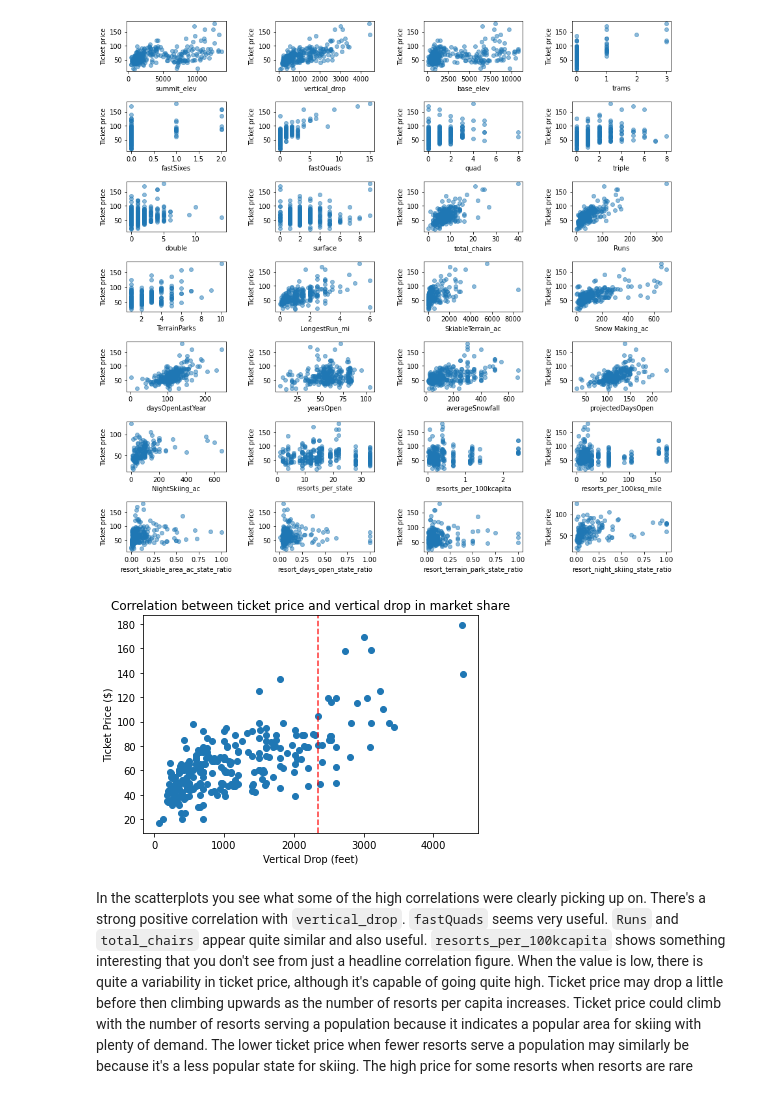
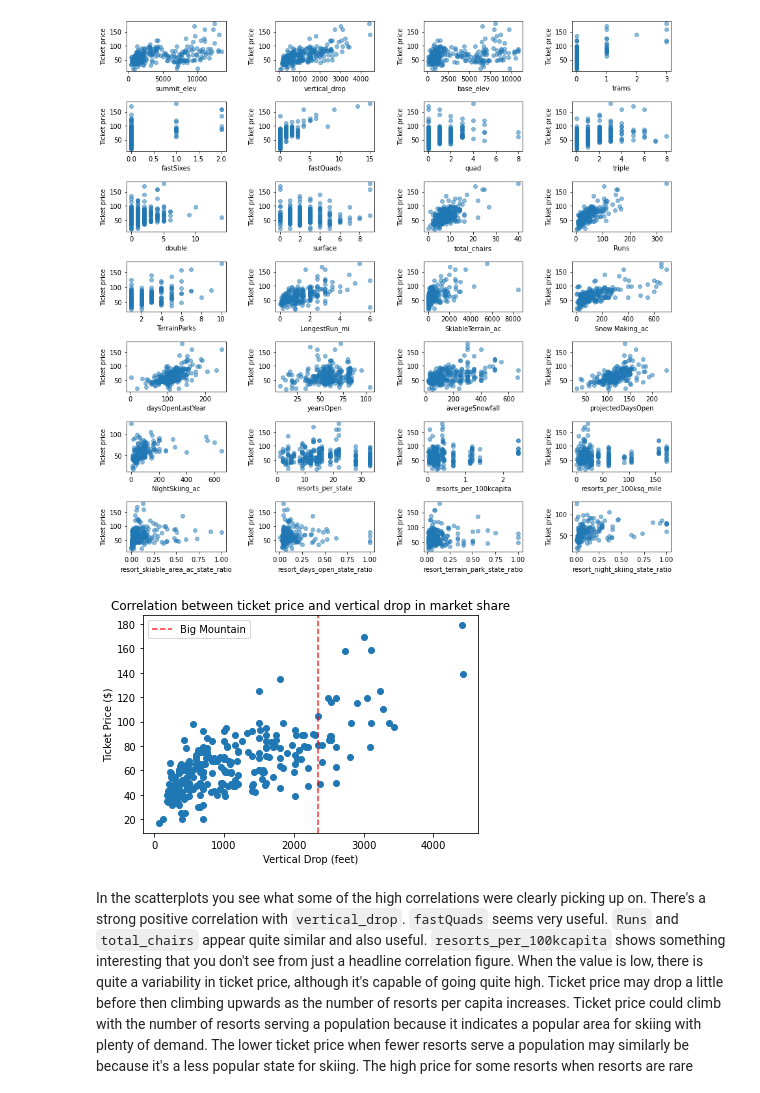
Before and after one commit to GwenToves/DataScienceGuidedCapstoneGT, a Jupyter notebook: Notebooks/03_exploratory_data_analysis.ipynb, the cells around one changed output. Saved outputs shown, nothing was run; the diff lists cells and outputs as text; code cells hidden in the pictures.

```diff
--- a/Notebooks/03_exploratory_data_analysis.ipynb
+++ b/Notebooks/03_exploratory_data_analysis.ipynb
@@ -811,12 +811,13 @@ big_mountain = ski_data[ski_data.Name == 'Big Mountain Resort']
 # %%
 plt.scatter(ski_data.vertical_drop, ski_data.AdultWeekend)
 plt.axvline(x=big_mountain['vertical_drop'].values, c='r', ls='--', alpha=0.8, label='Big Mountain')
 plt.xlabel('Vertical Drop (feet)')
 plt.ylabel('Ticket Price ($)')
 plt.title('Correlation between ticket price and vertical drop in market share')
+plt.legend()
 plt.plot;
 # %% [output]
-[figure, old version]
+[figure, new version]
 # %% [markdown]
 In the scatterplots you see what some of the high correlations were clearly picking up on. There's a strong positive correlation with `vertical_drop`. `fastQuads` seems very useful. `Runs` and `total_chairs` appear quite similar and also useful. `resorts_per_100kcapita` shows something interesting that you don't see from just a headline correlation figure. When the value is low, there is quite a variability in ticket price, although it's capable of going quite high. Ticket price may drop a little before then climbing upwards as the number of resorts per capita increases. Ticket price could climb with the number of resorts serving a population because it indicates a popular area for skiing with plenty of demand. The lower ticket price when fewer resorts serve a population may similarly be because it's a less popular state for skiing. The high price for some resorts when resorts are rare (relative to the population size) may indicate areas where a small number of resorts can benefit from a monopoly effect. It's not a clear picture, although we have some interesting signs.
 # %% [markdown]
```
Also changed, not shown: 1 other file.
